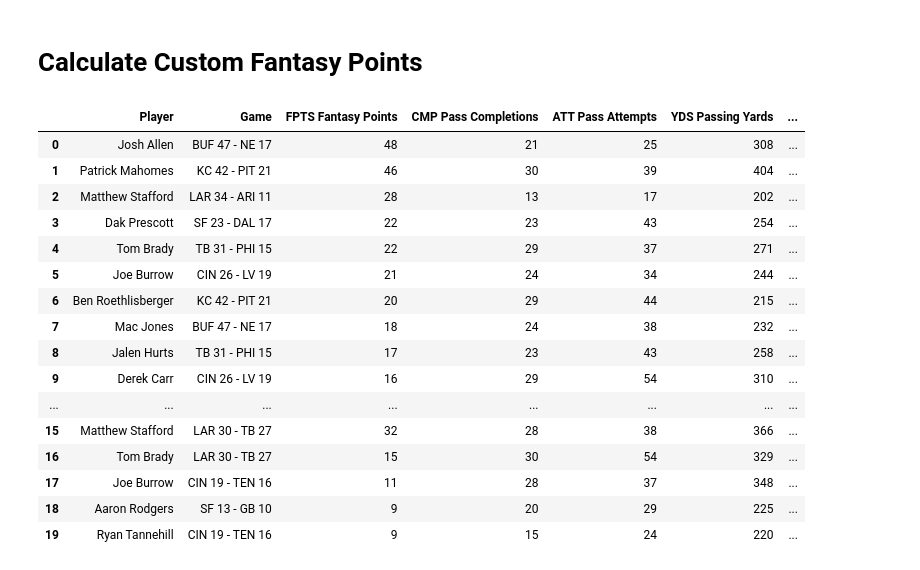
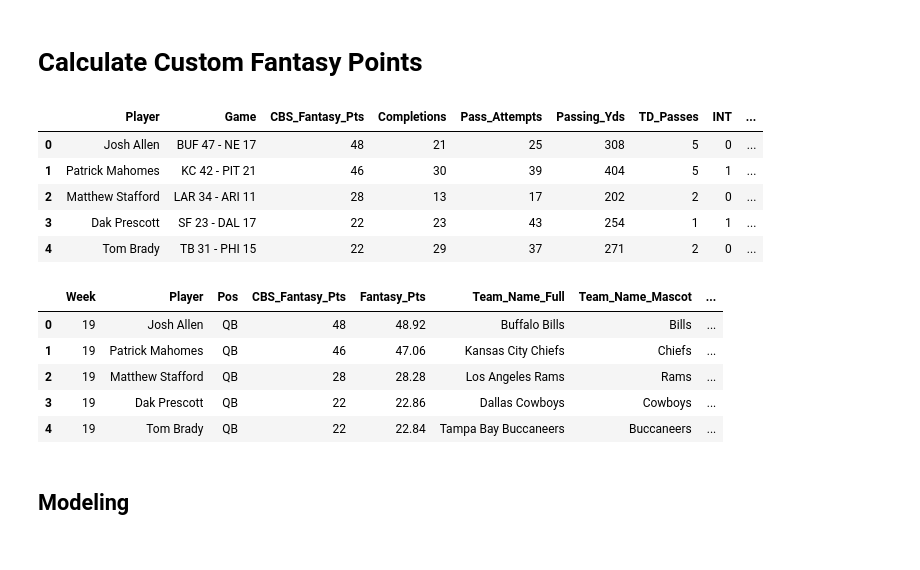
Before and after one commit to dancosta154/Fantasy_Football_Modeling, a Jupyter notebook: main_df.ipynb, the cells around one changed output. Saved outputs shown, nothing was run; the diff lists cells and outputs as text; code cells hidden in the pictures.

```diff
--- a/main_df.ipynb
+++ b/main_df.ipynb
@@ -422,26 +479,54 @@ df['Fantasy_Pts'] = df['TD  Touchdown Passes'].multiply(qb_fantasy_points['touch
-# %%
-df['Fantasy_Pts'] = df['TD  Rushing Touchdowns'].multiply(flex_fantasy_points['rush_touchdown']) + df['YDS  Rushing Yards'].divide(flex_fantasy_points['rush_yards']) + df['REC  Receptions'].add(flex_fantasy_points['receptions']) + df['YDS  Receiving Yards'].divide(flex_fantasy_points['rec_yards']) + df['TD  Receiving Touchdowns'].multiply(flex_fantasy_points['rec_touchdown'])
-# %%
-df['Fantasy_Pts'] = df['TD  Rushing Touchdowns'].multiply(flex_fantasy_points['rush_touchdown']) + df['YDS  Rushing Yards'].divide(flex_fantasy_points['rush_yards']) + df['REC  Receptions'].add(flex_fantasy_points['receptions']) + df['YDS  Receiving Yards'].divide(flex_fantasy_points['rec_yards']) + df['TD  Receiving Touchdowns'].multiply(flex_fantasy_points['rec_touchdown'])
-# %%
-df['Fantasy_Pts'] = df['TD  Rushing Touchdowns'].multiply(flex_fantasy_points['rush_touchdown']) + df['YDS  Rushing Yards'].divide(flex_fantasy_points['rush_yards']) + df['REC  Receptions'].add(flex_fantasy_points['receptions']) + df['YDS  Receiving Yards'].divide(flex_fantasy_points['rec_yards']) + df['TD  Receiving Touchdowns'].multiply(flex_fantasy_points['rec_touchdown'])
-# %%
-df.head(20)
-# %% [output]
-|  | Player | Game | FPTS Fantasy Points | CMP Pass Completions | ATT Pass Attempts | YDS Passing Yards | ... |
-| 0 | Josh Allen | BUF 47 - NE 17 | 48 | 21 | 25 | 308 | ... |
-| 1 | Patrick Mahomes | KC 42 - PIT 21 | 46 | 30 | 39 | 404 | ... |
-| 2 | Matthew Stafford | LAR 34 - ARI 11 | 28 | 13 | 17 | 202 | ... |
-| 3 | Dak Prescott | SF 23 - DAL 17 | 22 | 23 | 43 | 254 | ... |
-| 4 | Tom Brady | TB 31 - PHI 15 | 22 | 29 | 37 | 271 | ... |
-| 5 | Joe Burrow | CIN 26 - LV 19 | 21 | 24 | 34 | 244 | ... |
-| 6 | Ben Roethlisberger | KC 42 - PIT 21 | 20 | 29 | 44 | 215 | ... |
-| 7 | Mac Jones | BUF 47 - NE 17 | 18 | 24 | 38 | 232 | ... |
-| 8 | Jalen Hurts | TB 31 - PHI 15 | 17 | 23 | 43 | 258 | ... |
-| 9 | Derek Carr | CIN 26 - LV 19 | 16 | 29 | 54 | 310 | ... |
-| ... | ... | ... | ... | ... | ... | ... | ... |
-| 15 | Matthew Stafford | LAR 30 - TB 27 | 32 | 28 | 38 | 366 | ... |
-| 16 | Tom Brady | LAR 30 - TB 27 | 15 | 30 | 54 | 329 | ... |
-| 17 | Joe Burrow | CIN 19 - TEN 16 | 11 | 28 | 37 | 348 | ... |
-| 18 | Aaron Rodgers | SF 13 - GB 10 | 9 | 20 | 29 | 225 | ... |
-| 19 | Ryan Tannehill | CIN 19 - TEN 16 | 9 | 15 | 24 | 220 | ... |
+# %%
+qb = df['TD  Touchdown Passes'].multiply(qb_fantasy_points['touchdown']) + df['YDS  Passing Yards'].divide(qb_fantasy_points['pass_yds']) + df['INT  Interceptions Thrown'].multiply(qb_fantasy_points['interception']) + df['YDS  Rushing Yards'].divide(qb_fantasy_points['rush_yds']) + df['TD  Rushing Touchdowns'].multiply(qb_fantasy_points['rush_td'])
+wr = df['TD  Rushing Touchdowns'].multiply(flex_fantasy_points['rush_touchdown']) + df['YDS  Rushing Yards'].divide(flex_fantasy_points['rush_yards']) + df['REC  Receptions'].add(flex_fantasy_points['receptions']) + df['YDS  Receiving Yards'].divide(flex_fantasy_points['rec_yards']) + df['TD  Receiving Touchdowns'].multiply(flex_fantasy_points['rec_touchdown'])
+rb = df['TD  Rushing Touchdowns'].multiply(flex_fantasy_points['rush_touchdown']) + df['YDS  Rushing Yards'].divide(flex_fantasy_points['rush_yards']) + df['REC  Receptions'].add(flex_fantasy_points['receptions']) + df['YDS  Receiving Yards'].divide(flex_fantasy_points['rec_yards']) + df['TD  Receiving Touchdowns'].multiply(flex_fantasy_points['rec_touchdown'])
+te = df['TD  Rushing Touchdowns'].multiply(flex_fantasy_points['rush_touchdown']) + df['YDS  Rushing Yards'].divide(flex_fantasy_points['rush_yards']) + df['REC  Receptions'].add(flex_fantasy_points['receptions']) + df['YDS  Receiving Yards'].divide(flex_fantasy_points['rec_yards']) + df['TD  Receiving Touchdowns'].multiply(flex_fantasy_points['rec_touchdown'])
+k = df['FG_Made'].multiply(kicking_fantasy_points['field_goals_made']) + df['FG_Missed'].multiply(kicking_fantasy_points['field_goals_missed']) + df['XPM'].multiply(kicking_fantasy_points['extra_points_made']) + df['XP_Missed'].multiply(kicking_fantasy_points['extra_points_missed'])
+
+position_list = [('QB', qb), ('WR', wr), ('RB', rb), ('TE', te), ('K', k)]
+
+for position in position_list:
+    first_idx = df[df['Pos'] == position[0]].index[0]
+    final_idx = df[df['Pos'] == position[0]].index[-1]
+    df.loc[first_idx:final_idx,['Fantasy_Pts']] = position[1]
+# %%
+df.rename(columns = {'CMP  Pass Completions': 'Completions',
+                     'ATT  Pass Attempts': 'Pass_Attempts',
+                    'YDS  Passing Yards': 'Passing_Yds',
+                    'TD  Touchdown Passes': 'TD_Passes',
+                    'INT  Interceptions Thrown': 'INT',
+                     'ATT  Rushing Attempts': 'Carries',
+                     'YDS  Rushing Yards': 'Rushing_Yds',
+                     'TD  Rushing Touchdowns': 'Rushing_TD',
+                     'REC  Receptions': 'Receptions',
+                     'YDS  Receiving Yards': 'Receiving_Yds',
+                     'TGT  Targets': 'Targets',
+                     'TD  Receiving Touchdowns': 'Receiving_TD',
+                     'FGM-A  Field Goals Made - Field Goals Attempted': 'FGM-FGA',
+                     'LNG  Longest field goal in terms of yards by a kicker': 'Longest_FG',
+                     'XPM-A  Extra Points Made - Extra Points Attempted': 'XPM-XPA',
+                     'FPTS  Fantasy Points' : 'CBS_Fantasy_Pts'
+                    }, inplace = True)
+df.head()
+# %% [output]
+|  | Player | Game | CBS_Fantasy_Pts | Completions | Pass_Attempts | Passing_Yds | TD_Passes | INT | ... |
+| 0 | Josh Allen | BUF 47 - NE 17 | 48 | 21 | 25 | 308 | 5 | 0 | ... |
+| 1 | Patrick Mahomes | KC 42 - PIT 21 | 46 | 30 | 39 | 404 | 5 | 1 | ... |
+| 2 | Matthew Stafford | LAR 34 - ARI 11 | 28 | 13 | 17 | 202 | 2 | 0 | ... |
+| 3 | Dak Prescott | SF 23 - DAL 17 | 22 | 23 | 43 | 254 | 1 | 1 | ... |
+| 4 | Tom Brady | TB 31 - PHI 15 | 22 | 29 | 37 | 271 | 2 | 0 | ... |
+# %%
+df = df[['Week', 'Player', 'Pos', 'CBS_Fantasy_Pts', 'Fantasy_Pts', 'Team_Name_Full', 'Team_Name_Mascot','Team_Name_Abbrev','Game', 'Opp', 'Def_Rank_Week_23', 'Away_Game',
+             'Home_Game', 'Completions', 'Pass_Attempts', 'Passing_Yds', 'TD_Passes', 'INT', 'Carries', 'Rushing_Yds', 'Rushing_TD', 'Receptions',
+             'Receiving_Yds', 'Targets', 'Receiving_TD', 'FGM-FGA', 'FG_Missed', 'Longest_FG', 'XPM-XPA', 'XP_Missed', 'Forecast',
+             'Extended Forecast', 'Wind', 'Wind_Speed_MPH', 'Wind_Direction', 'Temp', 'Weather_Desc']]
+df.head()
+# %% [output]
+|  | Week | Player | Pos | CBS_Fantasy_Pts | Fantasy_Pts | Team_Name_Full | Team_Name_Mascot | ... |
+| 0 | 19 | Josh Allen | QB | 48 | 48.92 | Buffalo Bills | Bills | ... |
+| 1 | 19 | Patrick Mahomes | QB | 46 | 47.06 | Kansas City Chiefs | Chiefs | ... |
+| 2 | 19 | Matthew Stafford | QB | 28 | 28.28 | Los Angeles Rams | Rams | ... |
+| 3 | 19 | Dak Prescott | QB | 22 | 22.86 | Dallas Cowboys | Cowboys | ... |
+| 4 | 19 | Tom Brady | QB | 22 | 22.84 | Tampa Bay Buccaneers | Buccaneers | ... |
+# %% [markdown]
+## Modeling
```
Also changed, not shown: parts of 53 cells of this notebook, 21 other files.
